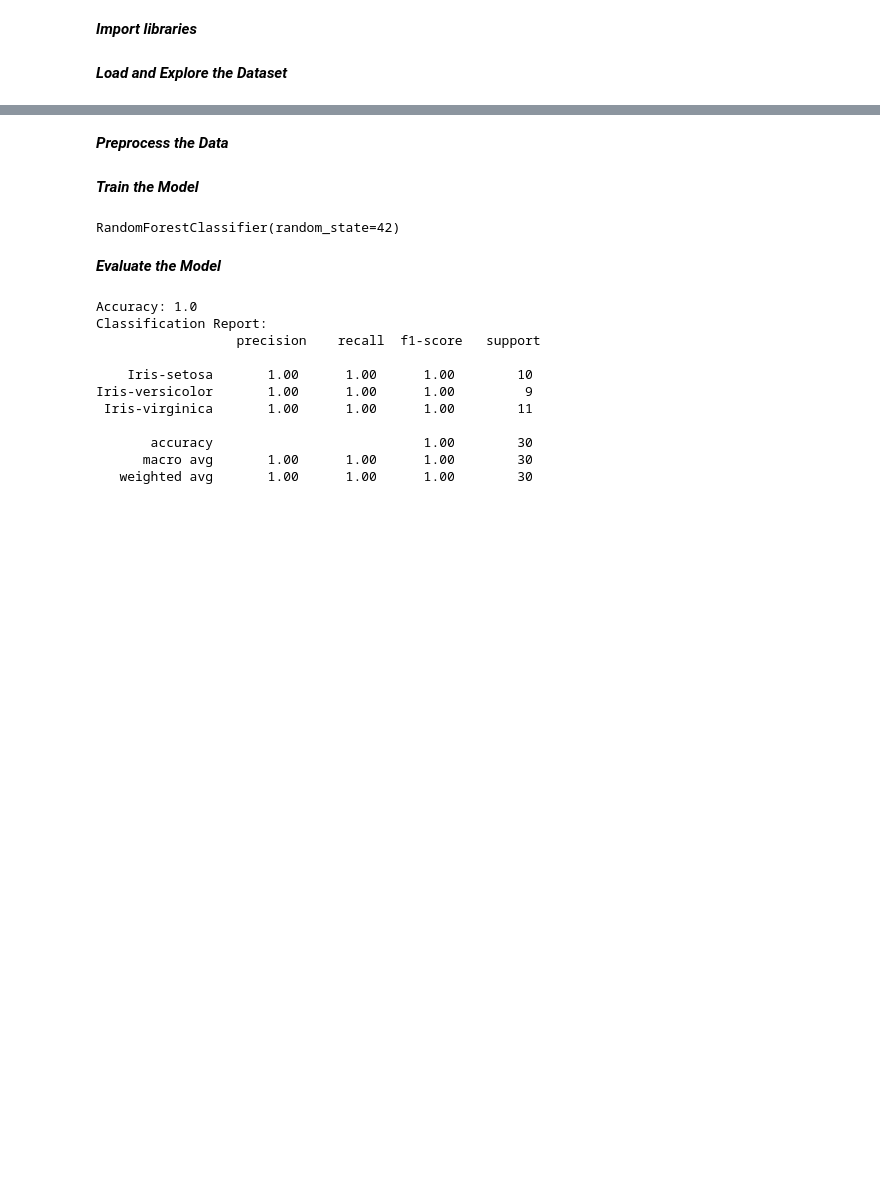
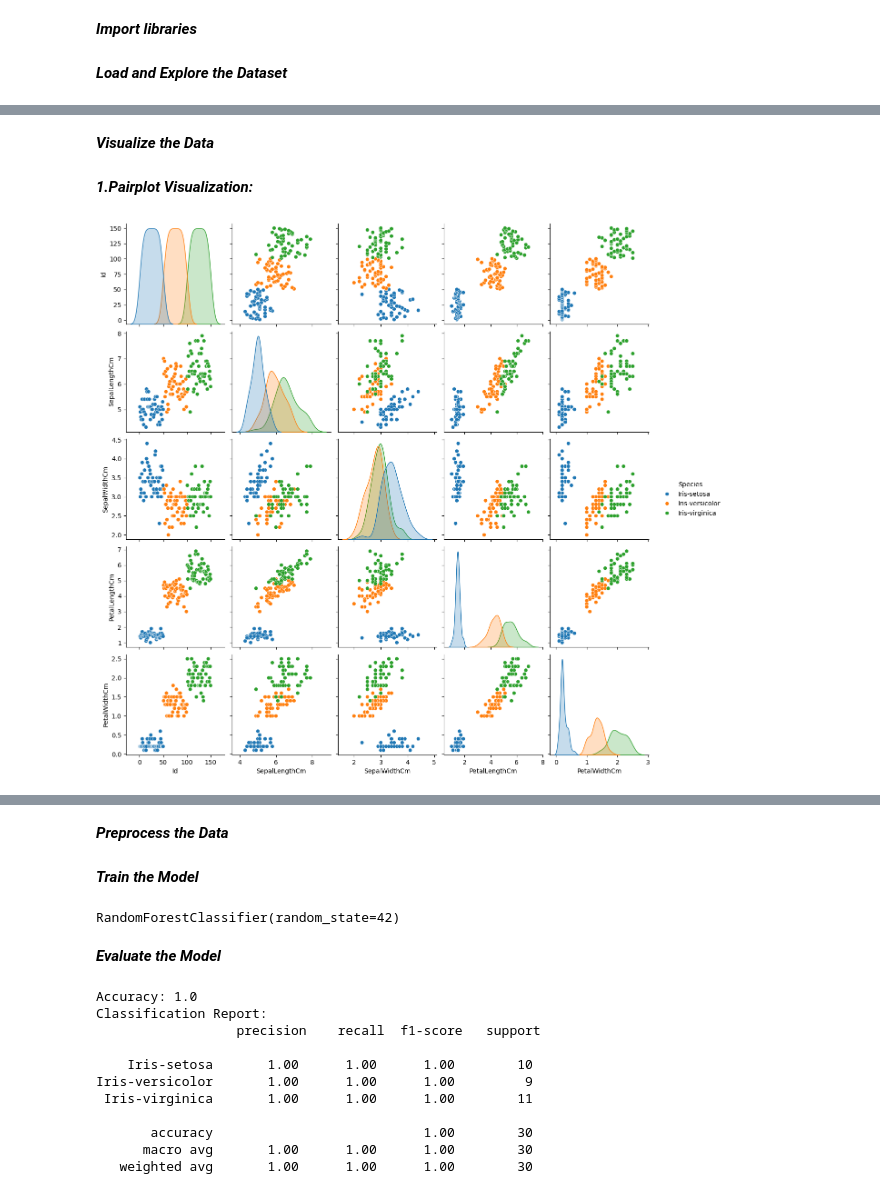
Before and after one commit to bhavanaseelam/OIBSIP, a Jupyter notebook: Task_1.ipynb, the cells around one changed output, grey strips where cells are left out. Saved outputs shown, nothing was run; the diff lists cells and outputs as text; code cells hidden in the pictures; blank space fills up the shorter version.

```diff
--- a/Task_1.ipynb
+++ b/Task_1.ipynb
@@ -78,3 +78,5 @@ Iris-versicolor    50
 Iris-virginica     50
 Name: count, dtype: int64
 [figure]
+# %%
+df = pd.read_csv('Iris.csv')
@@ -80,0 +104,9 @@ Name: count, dtype: int64
+# %% [markdown]
+***Visualize the Data***
+# %% [markdown]
+***1.Pairplot Visualization:***
+# %%
+sns.pairplot(df, hue='Species')
+plt.show()
+# %% [output]
+[figure, added]
```
Also changed, not shown: parts of 5 cells of this notebook.
